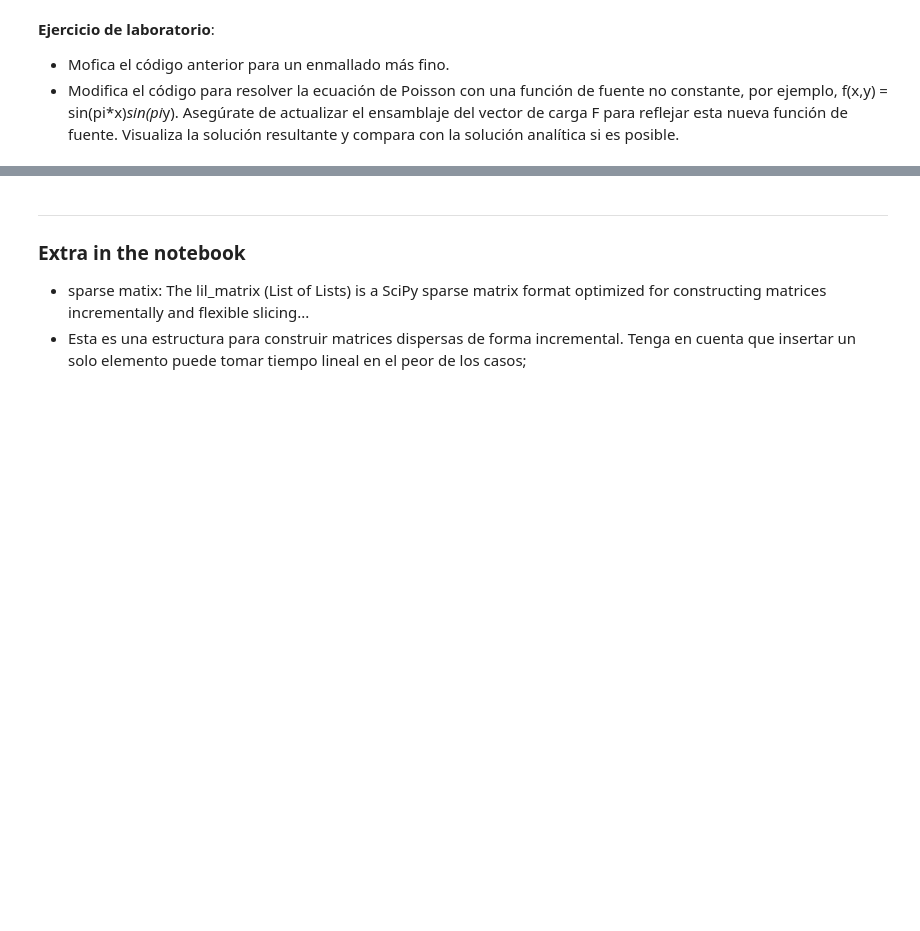
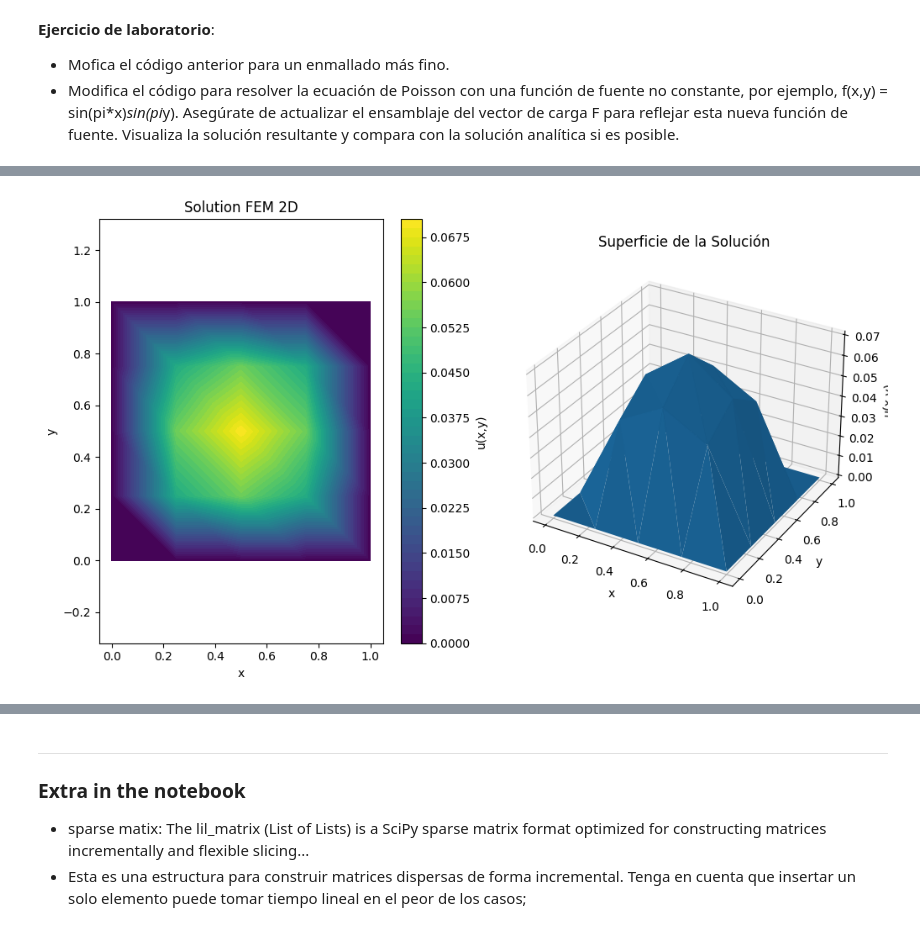
Before and after one commit to lucho46/Fisica_Computacional_1, a Jupyter notebook: Sesiones/PDE/3.2_FEM_2D_example.ipynb, the cells around one changed output, grey strips where cells are left out. Drawn from its saved outputs; the diff is of its cells as text; code cells hidden in the pictures; blank space fills up the shorter version.

```diff
--- a/Sesiones/PDE/3.2_FEM_2D_example.ipynb
+++ b/Sesiones/PDE/3.2_FEM_2D_example.ipynb
@@ -301,0 +342,86 @@ Para problemas más complejos, se pueden usar:
+# %%
+# Matriz de rigidez global (9X9)
+K = lil_matrix((n_nodes, n_nodes))
+
+# Ensamblaje
+for elem in elements: # Elementos (32 triángulos)
+    nodes_elem = nodes[elem] # Nodos del elemento actual elem
+    Ke = element_stiffness(nodes_elem) # Matriz de rigidez elemental para un elemento triangular
+    for i in range(3):
+        for j in range(3):
+            K[elem[i], elem[j]] += Ke[i, j]
+
+#print("Matriz de rigidez global:")
+#print(K.toarray())
+
+
+# Vector de carga global
+b = np.zeros(n_nodes)
+
+# Ensamblaje del vector de carga
+for elem in elements:
+    nodes_elem = nodes[elem]
+    A = triangle_area(nodes_elem)
+    Fe = (A/3)*np.ones(3)  # f = 1
+    for i in range(3):
+        b[elem[i]] += Fe[i]
+
+#print("Vector de carga global:")
+#print(b)
+
+# Nodos del borde
+boundary_nodes = []
+for i, (x, y) in enumerate(nodes):
+    if x == 0 or x == 1 or y == 0 or y == 1:
+        boundary_nodes.append(i)
+
+print(f"Nodos del borde: {boundary_nodes}")
+
+# Aplicar condiciones de frontera Dirichlet u=0 en nodos del borde
+for i in boundary_nodes:
+    K[i, :] = 0
+    K[i, i] = 1
+    b[i] = 0
+
+'''
+print("Sistema después de aplicar BC:")
+print("K:")
+print(K.toarray())
+print("b:")
+print(b)
+'''
+
+# Resolver el sistema. Solve the sparse linear system Ax=b, where b may be a vector or a matrix.
+u = spsolve(K.tocsr(), b)
+
+'''print("Solución u en cada nodo:")
+for i, val in enumerate(u):
+    print(f"Nodo {i} ({nodes[i][0]:.1f}, {nodes[i][1]:.1f}): u = {val:.4f}")'''
+
+# Visualización
+plt.figure(figsize=(10, 6))
+
+# Gráfico de contornos
+plt.subplot(1, 2, 1)
+plt.tricontourf(nodes[:, 0], nodes[:, 1], elements, u, levels=50, cmap='viridis')
+plt.colorbar(label='u(x,y)')
+plt.xlabel('x')
+plt.ylabel('y')
+plt.title('Solution FEM 2D')
+plt.ylim(0.0, 1.0)
+plt.axis('equal')
+
+# Gráfico 3D
+ax = plt.subplot(1, 2, 2, projection='3d')
+ax.plot_trisurf(nodes[:, 0], nodes[:, 1], u, triangles=elements,  edgecolor='none')
+ax.set_xlabel('x')
+ax.set_ylabel('y')
+ax.set_zlabel('u(x,y)')
+ax.set_title('Superficie de la Solución')
+
+plt.tight_layout()
+plt.show()
+
+print(f"Valor máximo de u: {np.max(u):.4f}")
+print(f"Valor en el centro: {u[4]:.4f}")  # Nodo central
+# %% [output]
@@ -301,0 +429 @@ Para problemas más complejos, se pueden usar:
+[figure, added]
```
Also changed, not shown: parts of 11 cells of this notebook, 1 other file.
